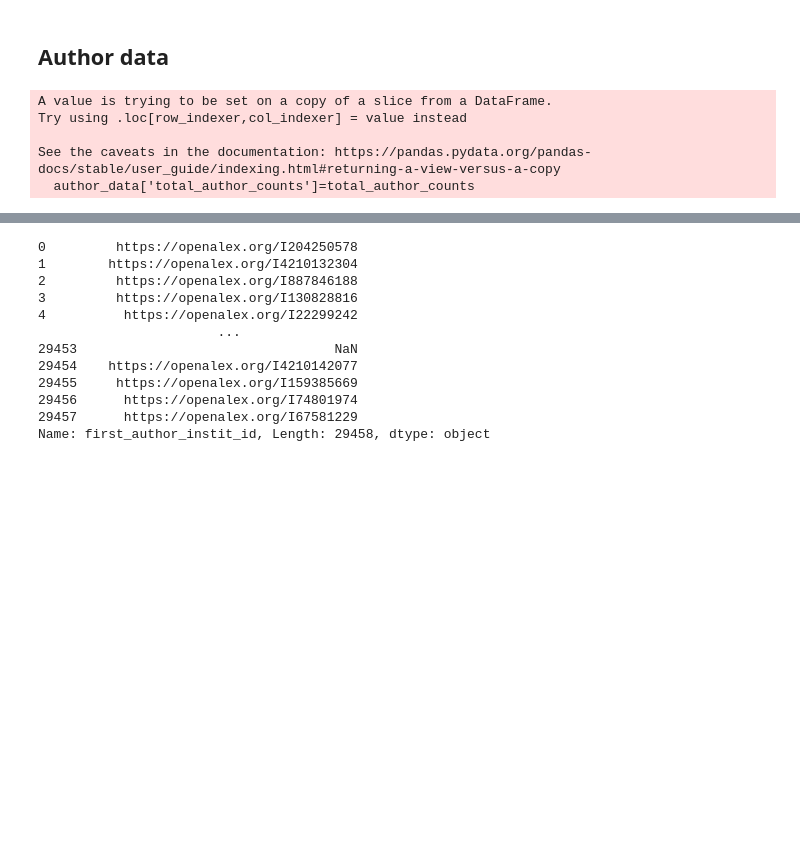
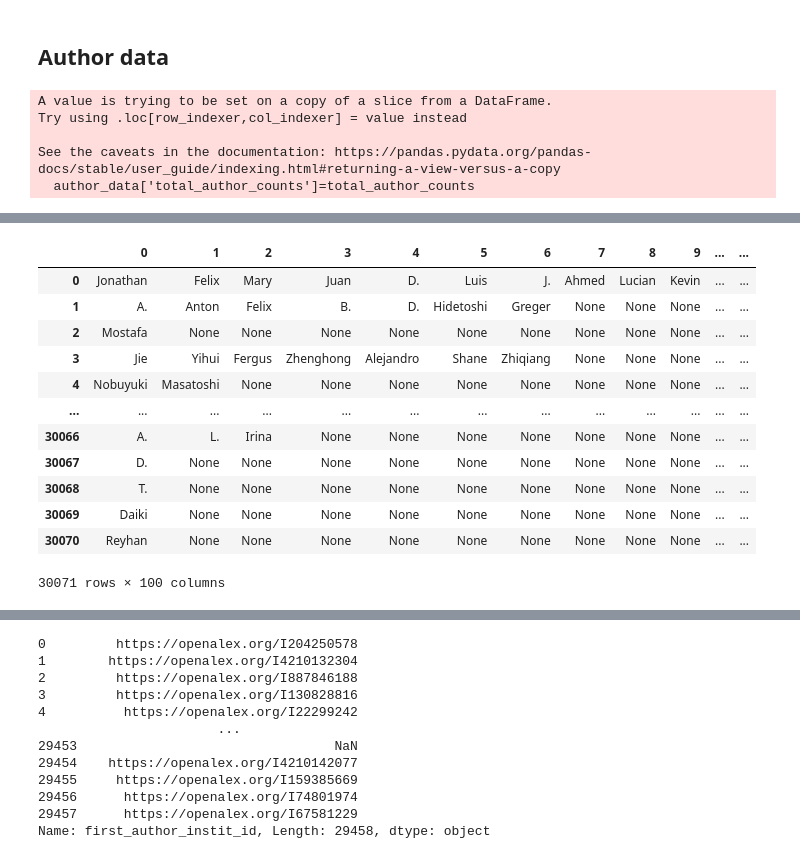
Before and after one commit to SINEBB/Thesis, a Jupyter notebook: Preliminary analysis 1.1.ipynb, the cells around one changed output, grey strips where cells are left out. Drawn from its saved outputs; the diff is of its cells as text; code cells hidden in the pictures; blank space fills up the shorter version.

Commit message:
Save updates and progress

```diff
--- a/Preliminary analysis 1.1.ipynb
+++ b/Preliminary analysis 1.1.ipynb
@@ -136,0 +359,12 @@ authorships=authorships.add_prefix('author_position_')
+# %%
+%%time
+
+#try if we can save with None values so we can recognise them from Unknown values
+
+all_authors_first_countries_final=[]
+
+for i, j in zip((x for _ in repetitions for x in article_iter), author_iter):
+    if all_authors_infos.iloc[i][f'author_name{j}'] != 'None':
+        all_authors_first_countries_final.append(all_authors_first_countries[f'author{j}country0'][i])
+    else:
+        all_authors_first_countries_final.append('None')
@@ -136,0 +404,7 @@ authorships=authorships.add_prefix('author_position_')
+# %%
+%%time
+article_len=np.arange(0, len(all_authors_infos), 1)
+article_iter=article_len.tolist()
+author_reps=len(authorship_positions)
+author_iter=np.concatenate([([i]*len(article_len)) for i in range(len(authorship_positions))], axis=0)
+repetitions=range(len(authorship_positions))
@@ -136,0 +414,12 @@ authorships=authorships.add_prefix('author_position_')
+# %%
+%%time
+
+#try if we can save with None values so we can recognise them from Unknown values
+
+all_authors_surname=[]
+
+for i, j in zip((x for _ in repetitions for x in article_iter), author_iter):
+    if all_authors_infos.iloc[i][f'author_name{j}'] != 'None':
+        all_authors_surname.append(all_authors_infos.iloc[i][f'author_name{j}'].split()[0])
+    else:
+        all_authors_surname.append('None')
@@ -136,0 +429,18 @@ authorships=authorships.add_prefix('author_position_')
+# %%
+all_authors_surnames=pd.DataFrame(np.array(all_authors_surname).reshape(-1,len(article_iter))).T
+# %%
+all_authors_surnames
+# %% [output]
+|  | 0 | 1 | 2 | 3 | 4 | 5 | 6 | 7 | 8 | 9 | ... | ... |
+| 0 | Jonathan | Felix | Mary | Juan | D. | Luis | J. | Ahmed | Lucian | Kevin | ... | ... |
+| 1 | A. | Anton | Felix | B. | D. | Hidetoshi | Greger | None | None | None | ... | ... |
+| 2 | Mostafa | None | None | None | None | None | None | None | None | None | ... | ... |
+| 3 | Jie | Yihui | Fergus | Zhenghong | Alejandro | Shane | Zhiqiang | None | None | None | ... | ... |
+| 4 | Nobuyuki | Masatoshi | None | None | None | None | None | None | None | None | ... | ... |
+| ... | ... | ... | ... | ... | ... | ... | ... | ... | ... | ... | ... | ... |
+| 30066 | A. | L. | Irina | None | None | None | None | None | None | None | ... | ... |
+| 30067 | D. | None | None | None | None | None | None | None | None | None | ... | ... |
+| 30068 | T. | None | None | None | None | None | None | None | None | None | ... | ... |
+| 30069 | Daiki | None | None | None | None | None | None | None | None | None | ... | ... |
+| 30070 | Reyhan | None | None | None | None | None | None | None | None | None | ... | ... |
+30071 rows × 100 columns
```
Also changed, not shown: parts of 90 cells of this notebook.
